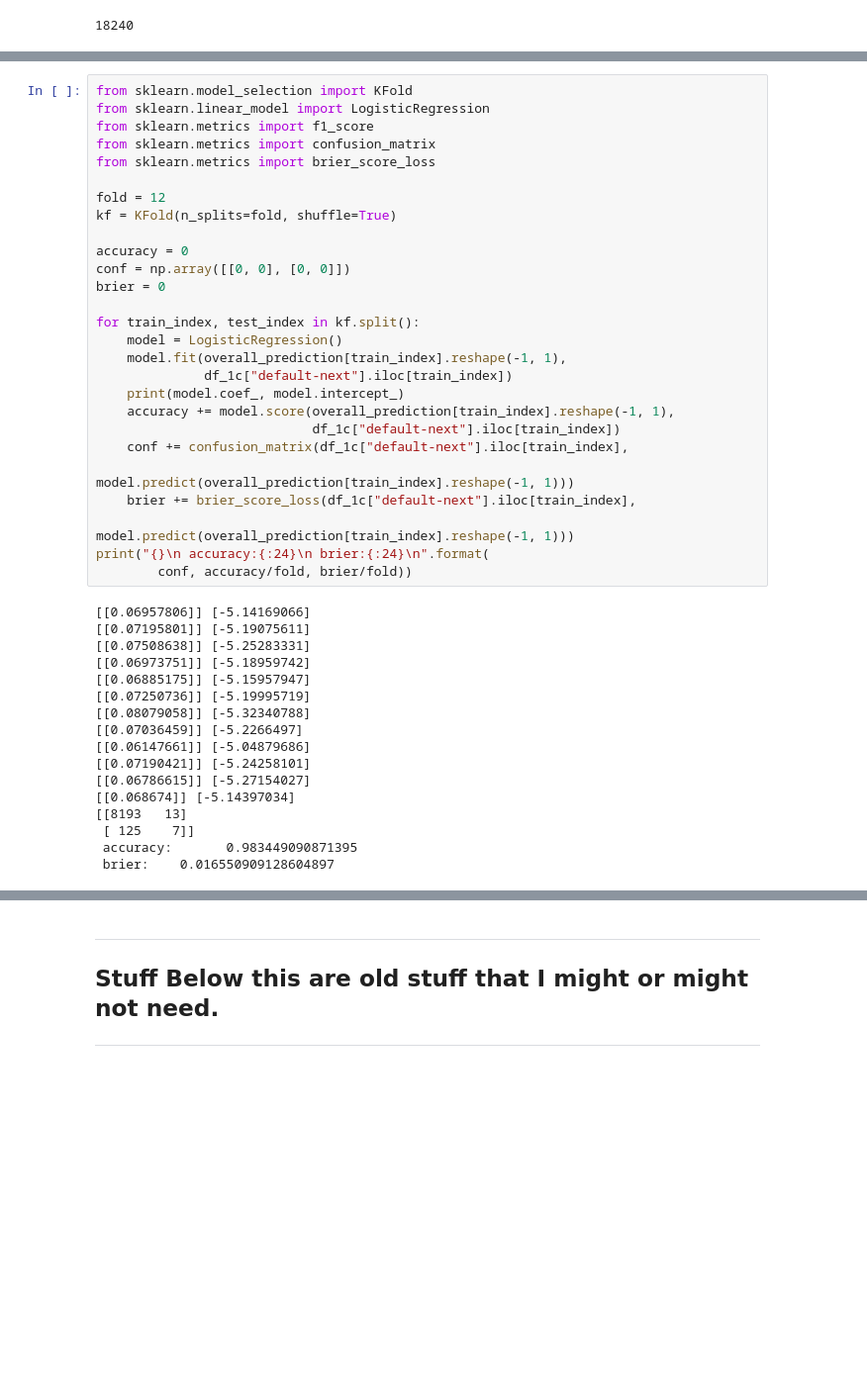
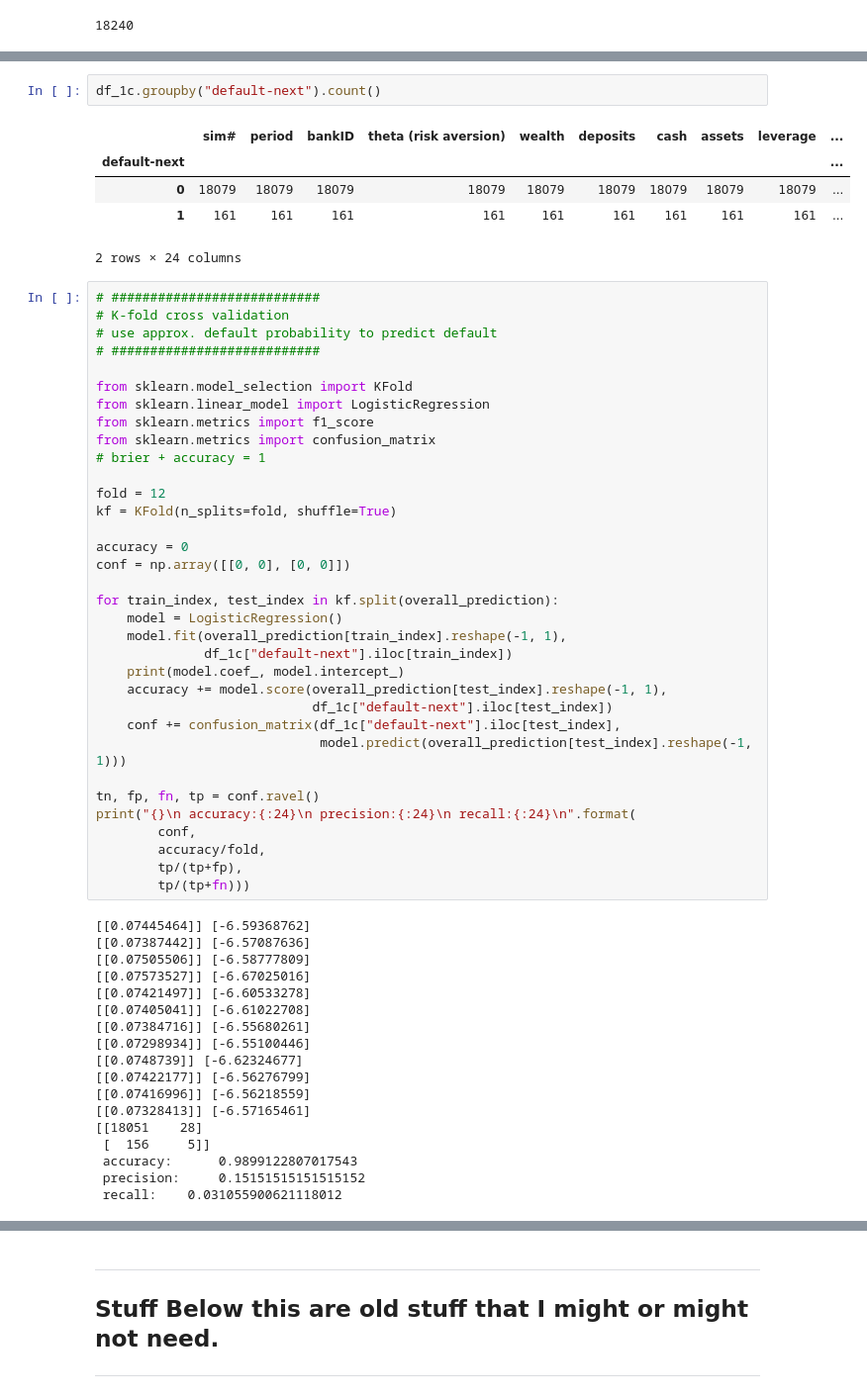
Before and after one commit to ai-xiaihai/FCN_DataAnalysis, a Jupyter notebook: centrality.ipynb, the cells around one changed output, grey strips where cells are left out. Shown at 99% size. Saved outputs shown, nothing was run; the diff lists cells and outputs as text; blank space fills up the shorter version.

Commit message:
fix some errors: confusion matrix is confusing

```diff
--- a/centrality.ipynb
+++ b/centrality.ipynb
@@ -265,44 +267,60 @@ pearsonr(overall_prediction, df_1c["default-next"])
+# %%
+df_1c.groupby("default-next").count()
+# %% [output]
+|  | sim# | period | bankID | theta (risk aversion) | wealth | deposits | cash | assets | leverage | ... |
+| default-next |  |  |  |  |  |  |  |  |  | ... |
+| 0 | 18079 | 18079 | 18079 | 18079 | 18079 | 18079 | 18079 | 18079 | 18079 | ... |
+| 1 | 161 | 161 | 161 | 161 | 161 | 161 | 161 | 161 | 161 | ... |
+2 rows × 24 columns
 # %%
+# ###########################
+# K-fold cross validation
+# use approx. default probability to predict default
+# ###########################
+
 from sklearn.model_selection import KFold
 from sklearn.linear_model import LogisticRegression
 from sklearn.metrics import f1_score
 from sklearn.metrics import confusion_matrix
-from sklearn.metrics import brier_score_loss
+# brier + accuracy = 1
 
 fold = 12
 kf = KFold(n_splits=fold, shuffle=True)
 
 accuracy = 0
 conf = np.array([[0, 0], [0, 0]])
-brier = 0
 
-for train_index, test_index in kf.split():
+for train_index, test_index in kf.split(overall_prediction):
     model = LogisticRegression()
     model.fit(overall_prediction[train_index].reshape(-1, 1),
               df_1c["default-next"].iloc[train_index])
     print(model.coef_, model.intercept_)
-    accuracy += model.score(overall_prediction[train_index].reshape(-1, 1),
-                            df_1c["default-next"].iloc[train_index])
-    conf += confusion_matrix(df_1c["default-next"].iloc[train_index],
-                             model.predict(overall_prediction[train_index].reshape(-1, 1)))
-    brier += brier_score_loss(df_1c["default-next"].iloc[train_index],
-                              model.predict(overall_prediction[train_index].reshape(-1, 1)))
-print("{}\n accuracy:{:24}\n brier:{:24}\n".format(
-        conf, accuracy/fold, brier/fold))
+    accuracy += model.score(overall_prediction[test_index].reshape(-1, 1),
+                            df_1c["default-next"].iloc[test_index])
+    conf += confusion_matrix(df_1c["default-next"].iloc[test_index],
+                             model.predict(overall_prediction[test_index].reshape(-1, 1)))
+
+tn, fp, fn, tp = conf.ravel()
+print("{}\n accuracy:{:24}\n precision:{:24}\n recall:{:24}\n".format(
+        conf,
+        accuracy/fold,
+        tp/(tp+fp),
+        tp/(tp+fn)))
 # %% [output]
-[[0.06957806]] [-5.14169066]
-[[0.07195801]] [-5.19075611]
-[[0.07508638]] [-5.25283331]
-[[0.06973751]] [-5.18959742]
-[[0.06885175]] [-5.15957947]
-[[0.07250736]] [-5.19995719]
-[[0.08079058]] [-5.32340788]
-[[0.07036459]] [-5.2266497]
-[[0.06147661]] [-5.04879686]
-[[0.07190421]] [-5.24258101]
-[[0.06786615]] [-5.27154027]
-[[0.068674]] [-5.14397034]
-[[8193   13]
- [ 125    7]]
- accuracy:       0.983449090871395
- brier:    0.016550909128604897
+[[0.07445464]] [-6.59368762]
+[[0.07387442]] [-6.57087636]
+[[0.07505506]] [-6.58777809]
+[[0.07573527]] [-6.67025016]
+[[0.07421497]] [-6.60533278]
+[[0.07405041]] [-6.61022708]
+[[0.07384716]] [-6.55680261]
+[[0.07298934]] [-6.55100446]
+[[0.0748739]] [-6.62324677]
+[[0.07422177]] [-6.56276799]
+[[0.07416996]] [-6.56218559]
+[[0.07328413]] [-6.57165461]
+[[18051    28]
+ [  156     5]]
+ accuracy:      0.9899122807017543
+ precision:     0.15151515151515152
+ recall:    0.031055900621118012
```
Also changed, not shown: parts of 4 cells of this notebook, 3 other files.
